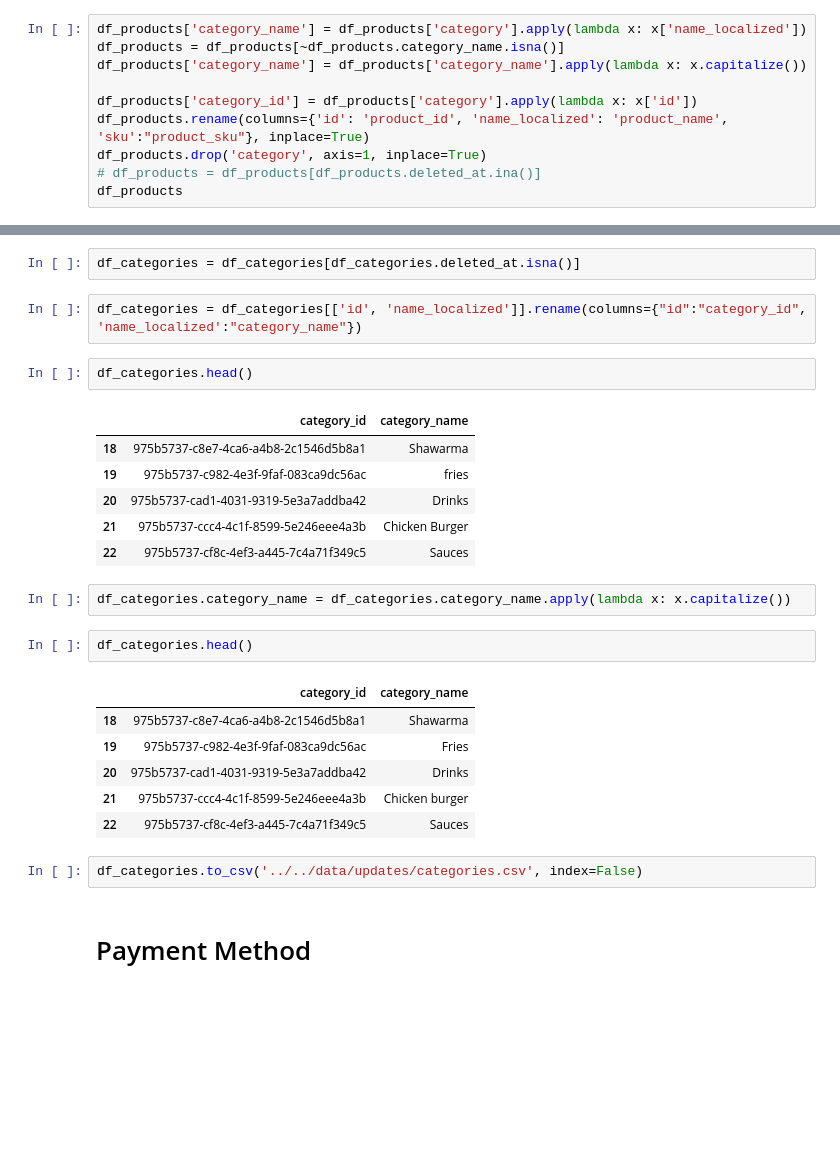
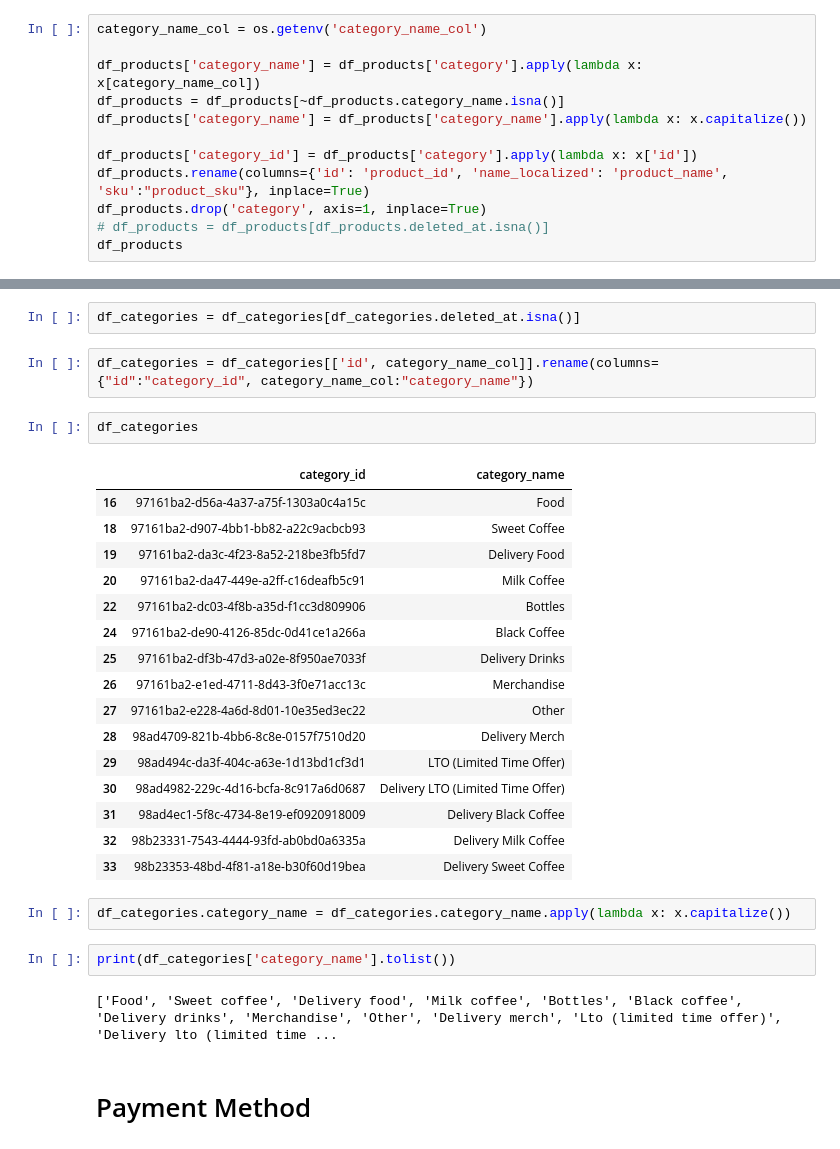
Before and after one commit to OmarHory/POS_CHATBOT_TEXT_TO_SQL, a Jupyter notebook: data_notebooks/orders/update_data.ipynb, the cells around one changed output, grey strips where cells are left out. Saved outputs shown, nothing was run; the diff lists cells and outputs as text; blank space fills up the shorter version.

Commit message:
data updates

```diff
--- a/data_notebooks/orders/update_data.ipynb
+++ b/data_notebooks/orders/update_data.ipynb
@@ -120,12 +150,14 @@ df_products.head()
 # %%
-df_products['category_name'] = df_products['category'].apply(lambda x: x['name_localized'])
+category_name_col = os.getenv('category_name_col')
+
+df_products['category_name'] = df_products['category'].apply(lambda x: x[category_name_col])
 df_products = df_products[~df_products.category_name.isna()]
 df_products['category_name'] = df_products['category_name'].apply(lambda x: x.capitalize())
 
 df_products['category_id'] = df_products['category'].apply(lambda x: x['id'])
 df_products.rename(columns={'id': 'product_id', 'name_localized': 'product_name', 'sku':"product_sku"}, inplace=True)
 df_products.drop('category', axis=1, inplace=True)
-# df_products = df_products[df_products.deleted_at.ina()]
+# df_products = df_products[df_products.deleted_at.isna()]
 df_products
 # %% [output]
 |  | product_id | product_sku | barcode | name | product_name | description | description_localized | image | ... |
@@ -257,29 +282,32 @@ cats_to_be_deleted
 # %%
 df_categories = df_categories[df_categories.deleted_at.isna()]
 # %%
-df_categories = df_categories[['id', 'name_localized']].rename(columns={"id":"category_id", 'name_localized':"category_name"})
+df_categories = df_categories[['id', category_name_col]].rename(columns={"id":"category_id", category_name_col:"category_name"})
 # %%
-df_categories.head()
+df_categories
 # %% [output]
 |  | category_id | category_name |
-| 18 | 975b5737-c8e7-4ca6-a4b8-2c1546d5b8a1 | Shawarma |
-| 19 | 975b5737-c982-4e3f-9faf-083ca9dc56ac | fries |
-| 20 | 975b5737-cad1-4031-9319-5e3a7addba42 | Drinks |
-| 21 | 975b5737-ccc4-4c1f-8599-5e246eee4a3b | Chicken Burger |
-| 22 | 975b5737-cf8c-4ef3-a445-7c4a71f349c5 | Sauces |
+| 16 | 97161ba2-d56a-4a37-a75f-1303a0c4a15c | Food |
+| 18 | 97161ba2-d907-4bb1-bb82-a22c9acbcb93 | Sweet Coffee |
+| 19 | 97161ba2-da3c-4f23-8a52-218be3fb5fd7 | Delivery Food |
+| 20 | 97161ba2-da47-449e-a2ff-c16deafb5c91 | Milk Coffee |
+| 22 | 97161ba2-dc03-4f8b-a35d-f1cc3d809906 | Bottles |
+| 24 | 97161ba2-de90-4126-85dc-0d41ce1a266a | Black Coffee |
+| 25 | 97161ba2-df3b-47d3-a02e-8f950ae7033f | Delivery Drinks |
+| 26 | 97161ba2-e1ed-4711-8d43-3f0e71acc13c | Merchandise |
+| 27 | 97161ba2-e228-4a6d-8d01-10e35ed3ec22 | Other |
+| 28 | 98ad4709-821b-4bb6-8c8e-0157f7510d20 | Delivery Merch |
+| 29 | 98ad494c-da3f-404c-a63e-1d13bd1cf3d1 | LTO (Limited Time Offer) |
+| 30 | 98ad4982-229c-4d16-bcfa-8c917a6d0687 | Delivery LTO (Limited Time Offer) |
+| 31 | 98ad4ec1-5f8c-4734-8e19-ef0920918009 | Delivery Black Coffee |
+| 32 | 98b23331-7543-4444-93fd-ab0bd0a6335a | Delivery Milk Coffee |
+| 33 | 98b23353-48bd-4f81-a18e-b30f60d19bea | Delivery Sweet Coffee |
 # %%
 df_categories.category_name = df_categories.category_name.apply(lambda x: x.capitalize())
-# %%
-df_categories.head()
-# %% [output]
-|  | category_id | category_name |
-| 18 | 975b5737-c8e7-4ca6-a4b8-2c1546d5b8a1 | Shawarma |
-| 19 | 975b5737-c982-4e3f-9faf-083ca9dc56ac | Fries |
-| 20 | 975b5737-cad1-4031-9319-5e3a7addba42 | Drinks |
-| 21 | 975b5737-ccc4-4c1f-8599-5e246eee4a3b | Chicken burger |
-| 22 | 975b5737-cf8c-4ef3-a445-7c4a71f349c5 | Sauces |
-# %%
-df_categories.to_csv('../../data/updates/categories.csv', index=False)
+# %%
+print(df_categories['category_name'].tolist())
+# %% [output]
+['Food', 'Sweet coffee', 'Delivery food', 'Milk coffee', 'Bottles', 'Black coffee', 'Delivery drinks', 'Merchandise', 'Other', 'Delivery merch', 'Lto (limited time offer)', 'Delivery lto (limited time ...
 # %% [markdown]
 # Payment Method
 # %%
```
Also changed, not shown: parts of 37 cells of this notebook, 8 other files.
